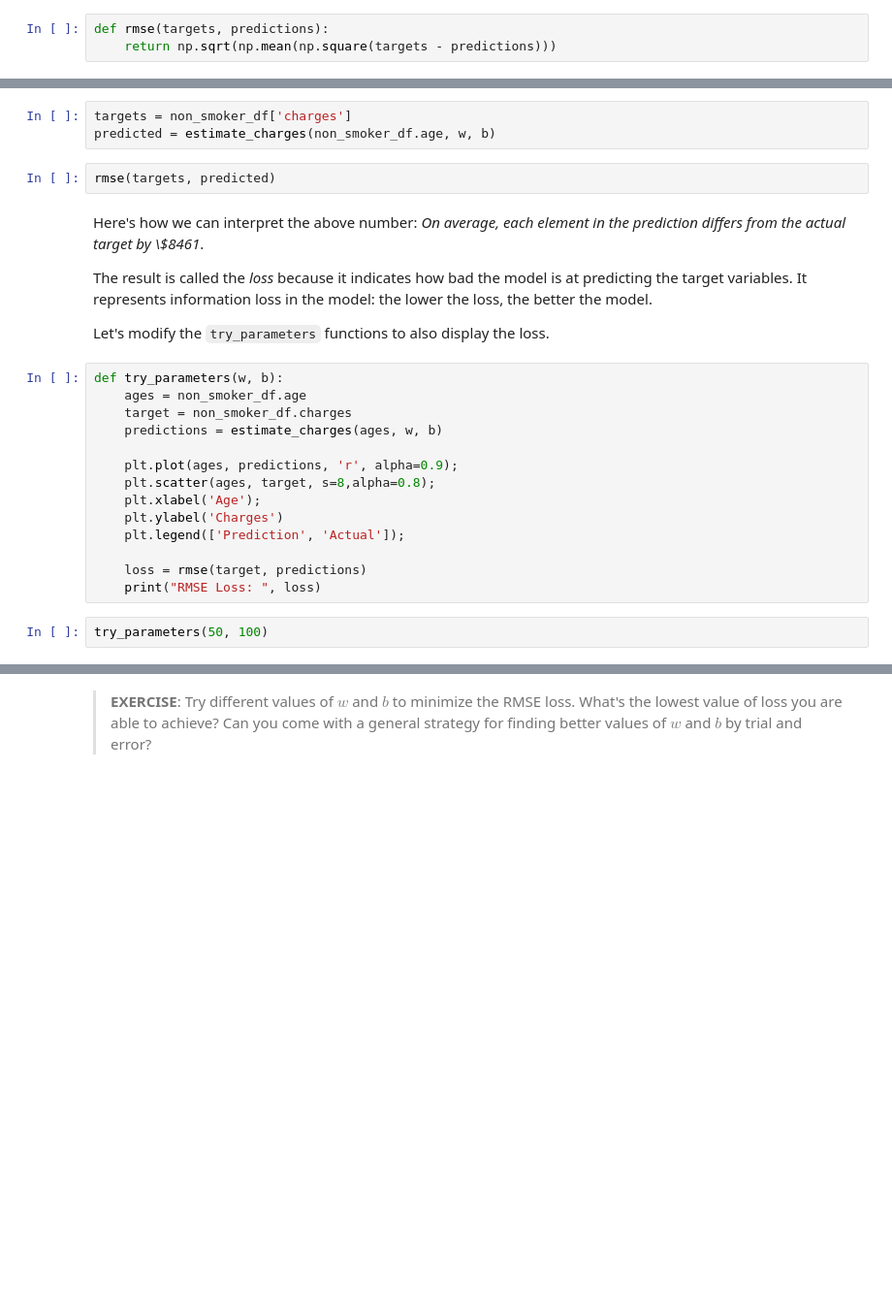
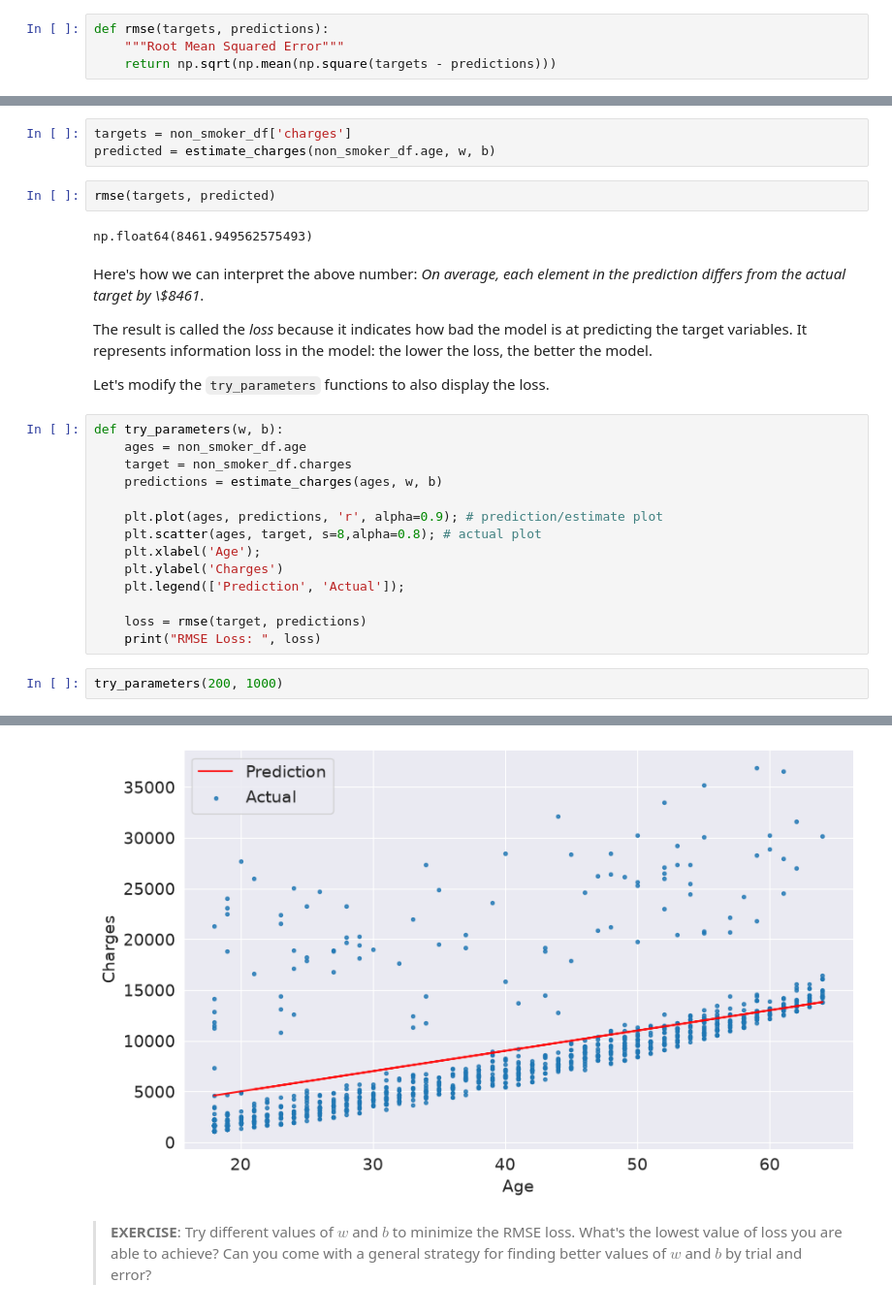
Before and after one commit to geff-ghost/notebooks, a Jupyter notebook: Machine-Learning/lesson-1-linear-regression-with-scikit-learn.ipynb, the cells around one changed output, grey strips where cells are left out. Shown at 97% size. Cells and saved outputs as stored; diff of their text form; blank space fills up the shorter version.

```diff
--- a/Machine-Learning/lesson-1-linear-regression-with-scikit-learn.ipynb
+++ b/Machine-Learning/lesson-1-linear-regression-with-scikit-learn.ipynb
@@ -703,6 +703,7 @@ Let's define a function to compute the RMSE.
 import numpy as np
 # %%
 def rmse(targets, predictions):
+    """Root Mean Squared Error"""
     return np.sqrt(np.mean(np.square(targets - predictions)))
 # %% [markdown]
 Let's compute the RMSE for our model with a sample set of weights
@@ -716,6 +721,8 @@ targets = non_smoker_df['charges']
 predicted = estimate_charges(non_smoker_df.age, w, b)
 # %%
 rmse(targets, predicted)
+# %% [output]
+np.float64(8461.949562575493)
 # %% [markdown]
 Here's how we can interpret the above number: *On average, each element in the prediction differs from the actual target by \\$8461*.
 
@@ -728,8 +735,8 @@ def try_parameters(w, b):
     target = non_smoker_df.charges
     predictions = estimate_charges(ages, w, b)
 
-    plt.plot(ages, predictions, 'r', alpha=0.9);
-    plt.scatter(ages, target, s=8,alpha=0.8);
+    plt.plot(ages, predictions, 'r', alpha=0.9); # prediction/estimate plot
+    plt.scatter(ages, target, s=8,alpha=0.8); # actual plot
     plt.xlabel('Age');
     plt.ylabel('Charges')
     plt.legend(['Prediction', 'Actual']);
@@ -737,4 +744,5 @@ def try_parameters(w, b):
     loss = rmse(target, predictions)
     print("RMSE Loss: ", loss)
 # %%
-try_parameters(50, 100)
+try_parameters(200, 1000)
+# %% [output]
@@ -741,2 +750,3 @@ try_parameters(50, 100)
+[figure, added]
 # %% [markdown]
 > **EXERCISE**: Try different values of $w$ and $b$ to minimize the RMSE loss. What's the lowest value of loss you are able to achieve? Can you come with a general strategy for finding better values of $w$ and $b$ by trial and error?
```
Also changed, not shown: parts of 36 cells of this notebook.
